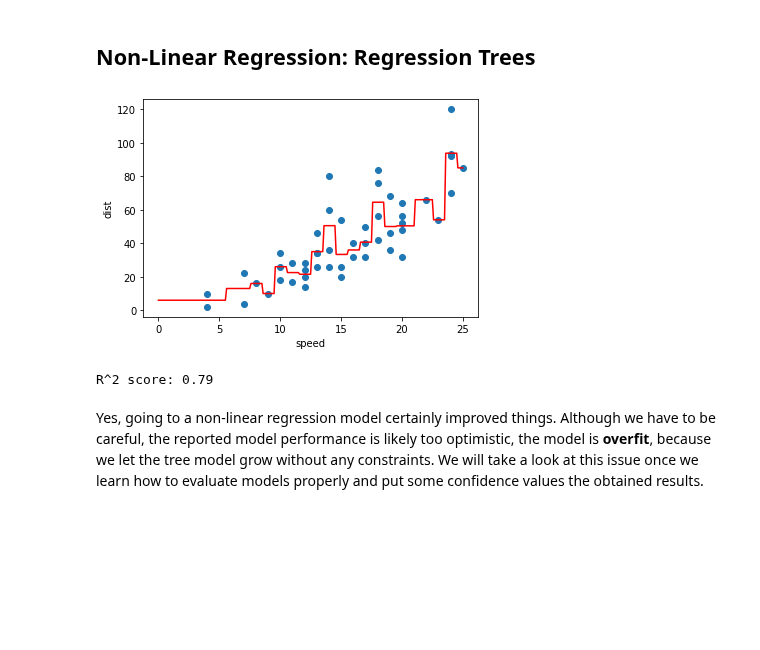
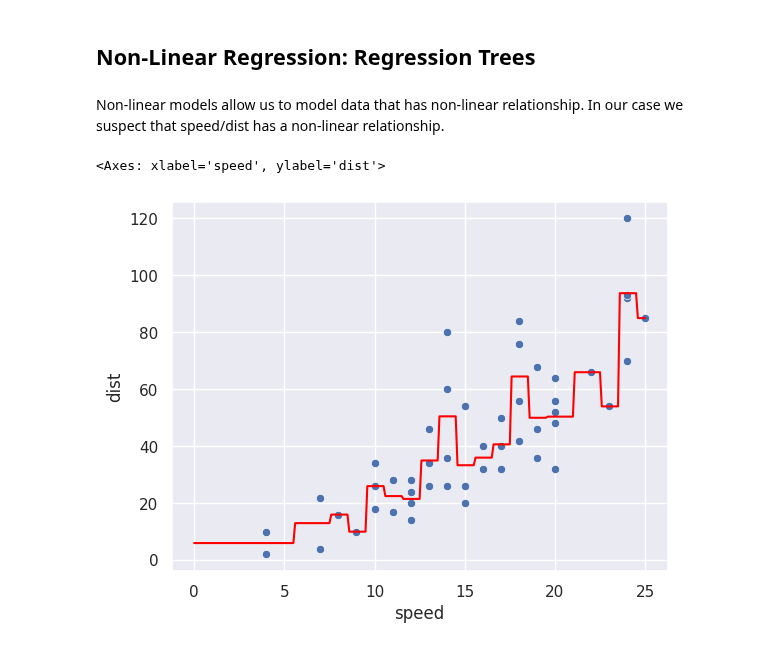
Before and after one commit to IndraniMandal/CSC310-S20, a Jupyter notebook: 10_models.ipynb, the cells around one changed output. Drawn from its saved outputs; the diff is of its cells as text; code cells hidden in the pictures; blank space fills up the shorter version.

```diff
--- a/10_models.ipynb
+++ b/10_models.ipynb
@@ -256,33 +316,27 @@ R^2 score: 0.65
 Not that great.  The low score is mainly due to the fact of the large errors (also called residuals) at the higher end of the speed spectrum.  The problem is that the data probably does not follow a linear relationship between speed and braking distance.  Let's try a different (non-linear) regression model to see if it can pick up this non-linear relationship.
 # %% [markdown]
 ## Non-Linear Regression: Regression Trees
+# %% [markdown]
+Non-linear models allow us to model data that has non-linear relationship.  In our case we suspect that speed/dist has a non-linear relationship.
 # %%
-import matplotlib.pyplot as plt
-import pandas as pd
-
 # get our dataset
-cars_df = pd.read_csv(home+"cars.csv")
+cars_df = pandas.read_csv(home+"cars.csv")
 
 # pick model
-from sklearn.tree import DecisionTreeRegressor
-model = DecisionTreeRegressor(max_depth=None)
-model.fit(cars_df[['speed']].values,cars_df[['dist']])
+model = tree.DecisionTreeRegressor(max_depth=None)
+model.fit(cars_df[['speed']],cars_df[['dist']])
+
+# scatter plot the data
+sns.scatterplot(cars_df,
+                x='speed',
+                y='dist')
 
 # plot the model ontop of the data
-plt.scatter(cars_df['speed'],cars_df['dist'])
-plt.xlabel('speed')
-plt.ylabel('dist')
-
-# 0 to 25 in .1 increments
-x_ticks = pd.DataFrame(list(range(0,251))) / 10.0
-y_ticks = pd.DataFrame(model.predict(x_ticks))
-plt.plot(list(x_ticks[0]),list(y_ticks[0]),"r-")
-plt.show()
-
-# compute the R^2 score
-print("R^2 score: {:3.2f}".format(model.score(cars_df['speed'].values.reshape(-1,1),cars_df['dist'])))
+# x_ticks: 0 to 25 in .1 increments
+x_ticks = pandas.DataFrame({'speed':list(range(0,251))}) / 10.0
+y_ticks = pandas.DataFrame(model.predict(x_ticks), columns=['dist'])
+tree_data = pandas.concat([x_ticks,y_ticks], axis=1)
+sns.lineplot(data=tree_data,x='speed',y='dist',color='red')
 # %% [output]
+<Axes: xlabel='speed', ylabel='dist'>
-[figure, old version]
+[figure, new version]
-R^2 score: 0.79
-# %% [markdown]
-Yes, going to a non-linear regression model certainly improved things.  Although we have to be careful, the reported model performance is likely too optimistic, the model is **overfit**,  because we let the tree model grow without any constraints. We will take a look at this issue once we learn how to evaluate models properly and put some confidence values the obtained results.
```
Also changed, not shown: parts of 50 cells of this notebook.
